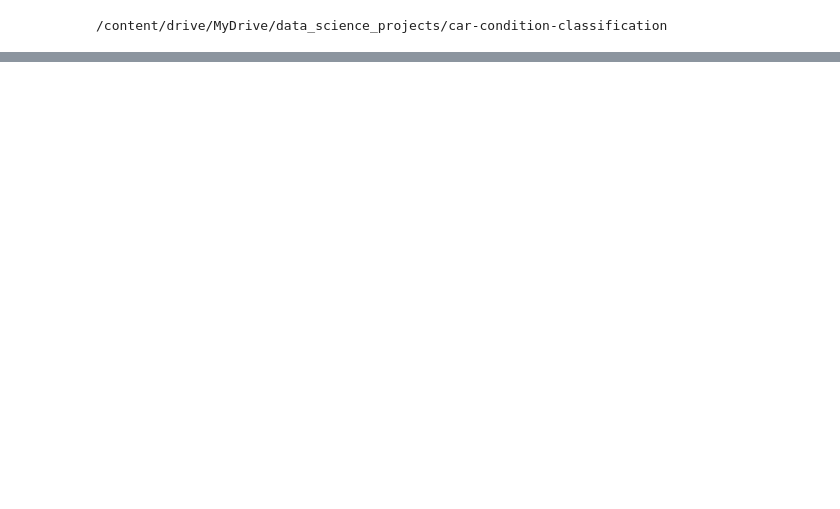
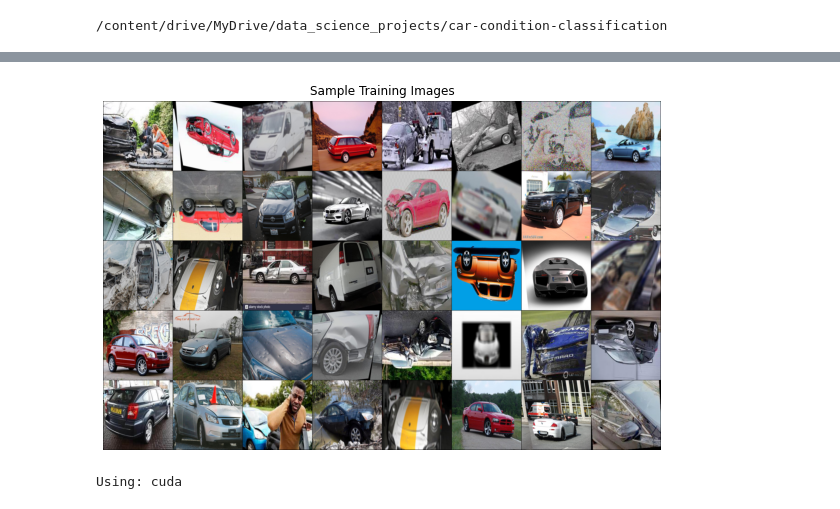
Before and after one commit to louiewang820/car-condition-classification, a Jupyter notebook: car_condition.ipynb, the cells around one changed output, grey strips where cells are left out. Cells and saved outputs as stored; diff of their text form; code cells hidden in the pictures; blank space fills up the shorter version.

```diff
--- a/car_condition.ipynb
+++ b/car_condition.ipynb
@@ -131,0 +49,17 @@ Images/  labels.csv
+# %%
+TRAIN_DIR = 'data/processed_data/train'
+VALID_DIR = 'data/processed_data/valid'
+BATCH_SIZE = 128
+IMAGE_SIZE = 224
+# %%
+def plot_batch(sample_batch, rgb=False):
+  '''
+  plot sample batch iamge
+  '''
+  plt.figure(figsize=(10, 8))
+  plt.axis("off")
+  plt.title("Sample Training Images")
+  if rgb:
+      plt.imshow(np.transpose(utils.make_grid(sample_batch, padding=1, normalize=True),(1,2,0)));
+  else:
+      plt.imshow(np.transpose(utils.make_grid(sample_batch[0], padding=1, normalize=True),(1,2,0)));
@@ -131,0 +86,15 @@ Images/  labels.csv
+# %%
+
+
+# Load valid data and create dataloaders
+data_transforms = transforms.Compose([
+    transforms.Resize((IMAGE_SIZE,IMAGE_SIZE)),
+    transforms.ToTensor()
+])
+
+valid_dataset = torchvision.datasets.ImageFolder(root=VALID_DIR, transform=data_transforms)
+valid_loader = torch.utils.data.DataLoader(valid_dataset, batch_size=BATCH_SIZE, shuffle=True)
+sample_batch, target = next(iter(valid_loader))
+plot_batch(sample_batch, rgb=True)
+# %% [output]
+[figure, added]
@@ -131,0 +187,12 @@ Images/  labels.csv
+# %%
+# GPU available?
+device = torch.device('cuda' if torch.cuda.is_available() else 'cpu')
+print(f"Using: {device}")
+# Model
+model = CNN()
+# model = models.alexnet()
+# model.classifier[6] = nn.Linear(4096,1)
+model.to(device)
+criterion = nn.BCEWithLogitsLoss()
+# %% [output]
+Using: cuda
```
Also changed, not shown: parts of 25 cells of this notebook.
